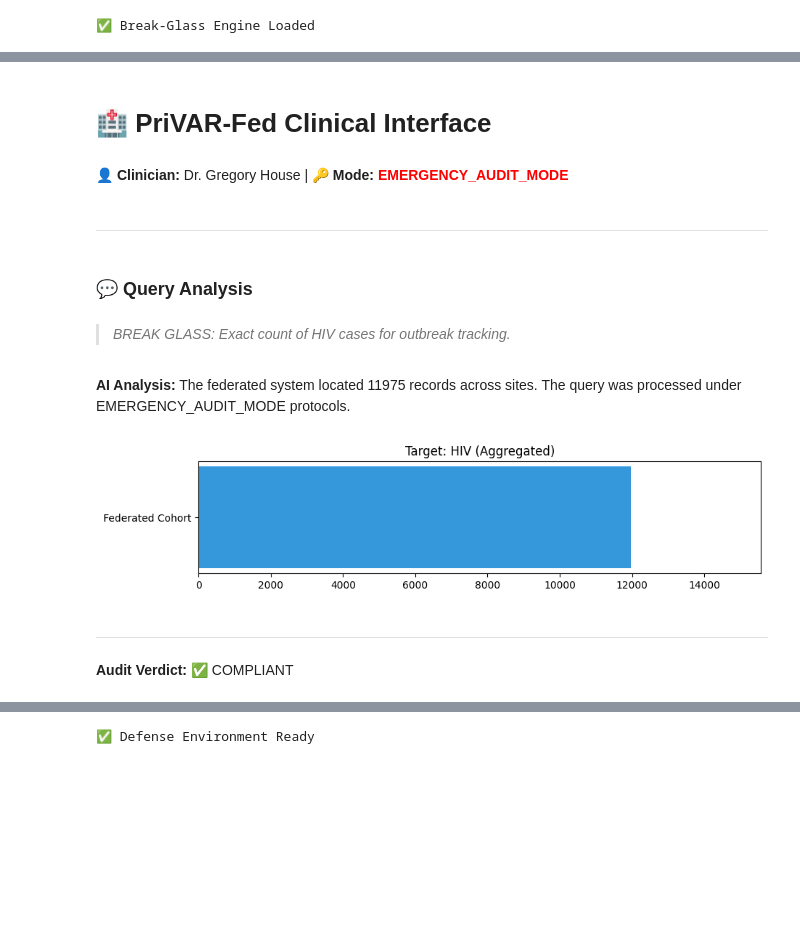
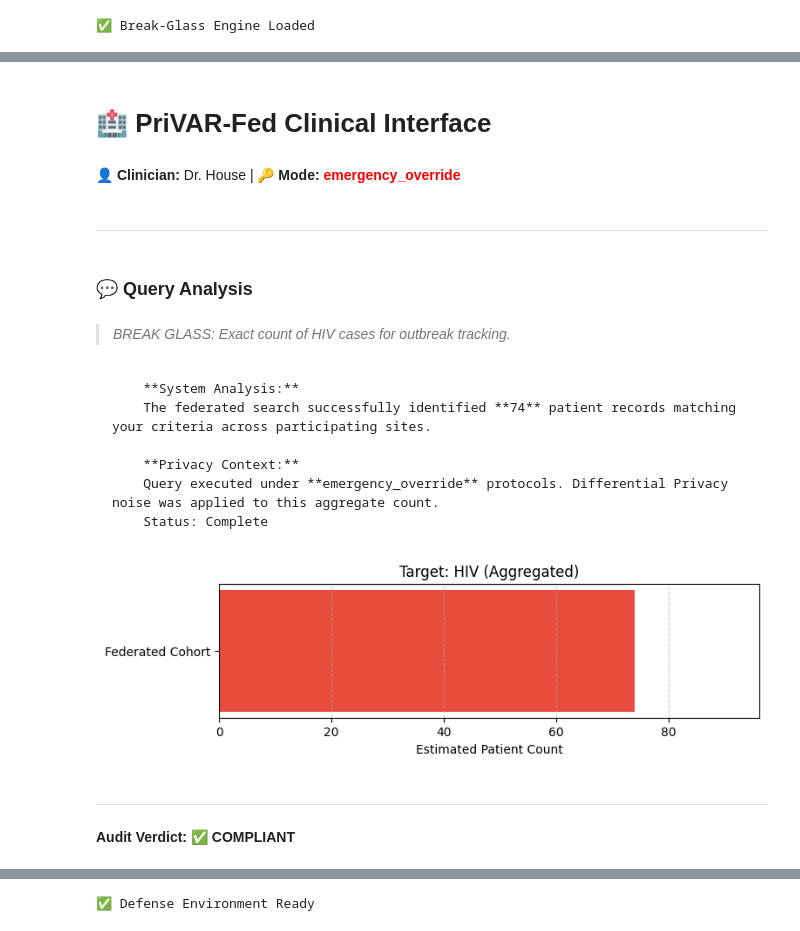
Before and after one commit to npankitsubedi/privar, a Jupyter notebook: priVar_Final.ipynb, the cells around one changed output, grey strips where cells are left out. Drawn from its saved outputs; the diff is of its cells as text; code cells hidden in the pictures; blank space fills up the shorter version.

```diff
--- a/priVar_Final.ipynb
+++ b/priVar_Final.ipynb
@@ -2299,36 +2844,31 @@ print("✅ ClinicalCommand Orchestrator Ready")
 # %%
 # @title Cell 36: Run Live Scenario
 # Simulates a Chief Medical Officer breaking glass for emergency data.
 
+# 1. Initialize (Reloads with FIXED PrivacyGuard)
 cmd = ClinicalCommand()
 
-# SCENARIO: Dr. House needs privileged access for an outbreak
-user_id = "dr_house"
-token = "sec_token_991"
-query = "BREAK GLASS: Exact count of HIV cases for outbreak tracking."
-justification = "Critical ICU admission requiring immediate contact tracing for Patient-Zero."
-
-# Execute
-await cmd.execute_query(user_id, token, query, justification)# @title Cell 36: Run Live Scenario
-# Simulates a Chief Medical Officer breaking glass for emergency data.
-
-cmd = ClinicalCommand()
-
-# SCENARIO: Dr. House needs privileged access for an outbreak
+# SCENARIO parameters
 user_id = "dr_house"
 token = "sec_token_991"
 query = "BREAK GLASS: Exact count of HIV cases for outbreak tracking."
 justification = "Critical ICU admission requiring immediate contact tracing for Patient-Zero."
 
 # Execute
 await cmd.execute_query(user_id, token, query, justification)
 # %% [output]
 # 🏥 PriVAR-Fed Clinical Interface
-👤 **Clinician:** Dr. Gregory House | 🔑 **Mode:** <span style='color:red; font-weight:bold'>EMERGENCY_AUDIT_MODE</span>
+👤 **Clinician:** Dr. House | 🔑 **Mode:** <span style='color:red; font-weight:bold'>emergency_override</span>
 ---
 ### 💬 Query Analysis
 > *BREAK GLASS: Exact count of HIV cases for outbreak tracking.*
-**AI Analysis:** The federated system located 11975 records across sites. The query was processed under EMERGENCY_AUDIT_MODE protocols.
+
+        **System Analysis:**
+        The federated search successfully identified **74** patient records matching your criteria across participating sites.
+
+        **Privacy Context:**
+        Query executed under **emergency_override** protocols. Differential Privacy noise was applied to this aggregate count.
+        Status: Complete
-[figure, old version]
+[figure, new version]
 ---
-**Audit Verdict:** ✅ COMPLIANT
+**Audit Verdict:** ✅ **COMPLIANT**
```
Also changed, not shown: parts of 24 cells of this notebook.
